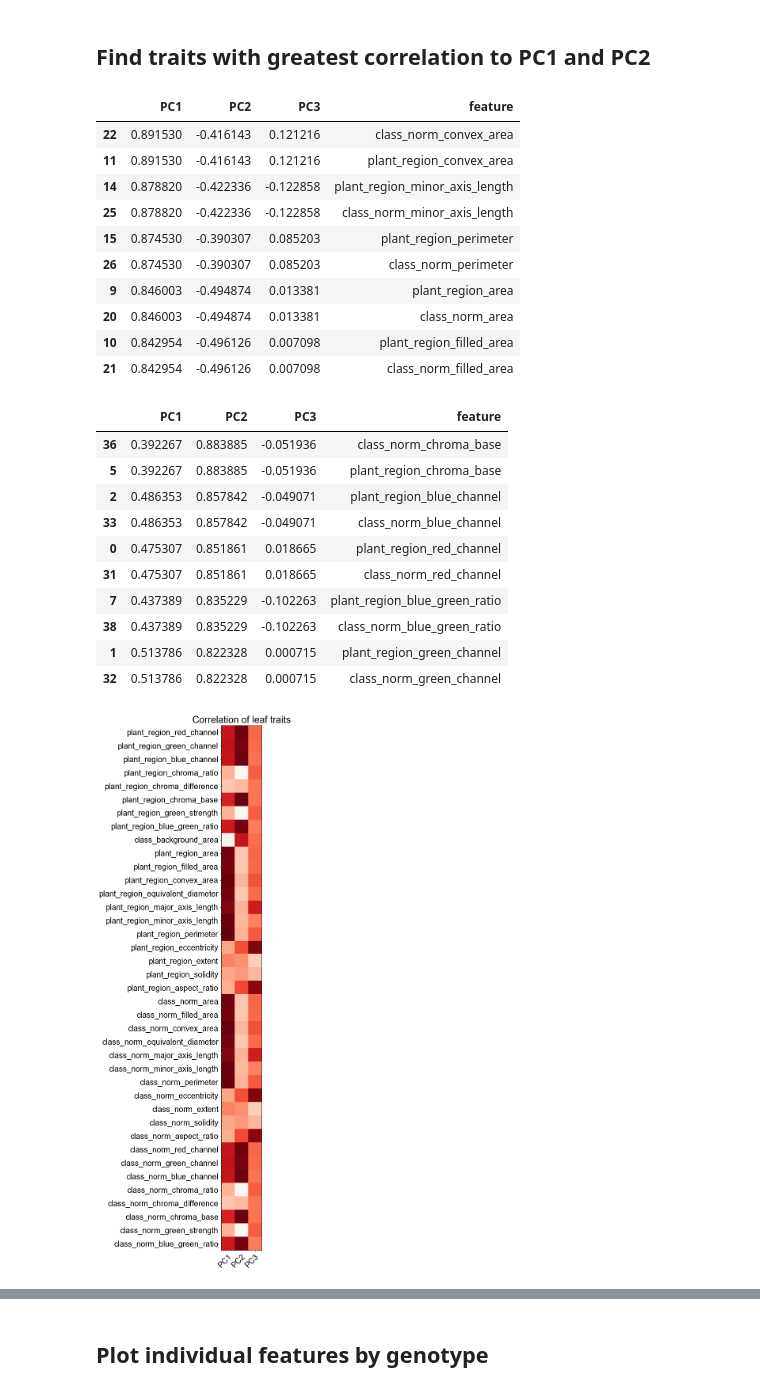
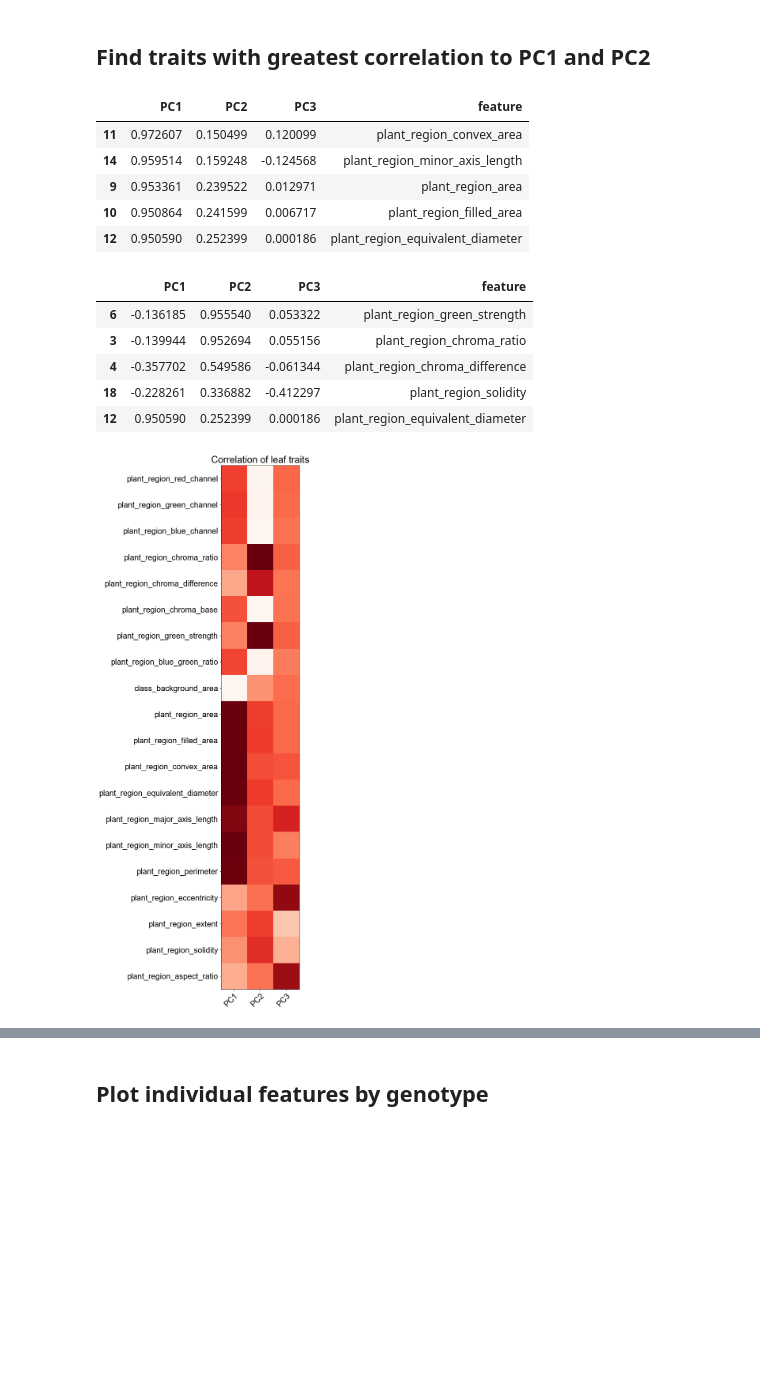
Before and after one commit to etc27/Leaf_Traits, a Jupyter notebook: Leaf_Morphology.ipynb, the cells around one changed output, grey strips where cells are left out. Drawn from its saved outputs; the diff is of its cells as text; code cells hidden in the pictures; blank space fills up the shorter version.

```diff
--- a/Leaf_Morphology.ipynb
+++ b/Leaf_Morphology.ipynb
@@ -96,3 +93,9 @@ df.drop(['total_area'],axis=1,inplace=True)
+# %%
+# Remove total_area column, which has NA falues
+df.drop(['total_area'],axis=1,inplace=True)
+
+# Remove class columns (they are duplicates of plant columns in this mode of analysis)
+df = df.iloc[:,:22]
 # %%
 df.head()
 # %% [output]
@@ -348,53 +351,43 @@ tosave['feature'] = df.columns[2:]
 tosave.head()
 tosave.to_csv(save_path+"/correlation_matrix.csv",index=True)
 # %%
-# Find most 10 correlated traits with PC1 and PC2
+# Find most 5 correlated traits with PC1 and PC2
 PC1_features = tosave.sort_values(by=['PC1'], ascending=False)
-PC1_features.iloc[:10,]
+PC1_features.iloc[:5,]
 # %% [output]
 |  | PC1 | PC2 | PC3 | feature |
-| 22 | 0.891530 | -0.416143 | 0.121216 | class_norm_convex_area |
-| 11 | 0.891530 | -0.416143 | 0.121216 | plant_region_convex_area |
-| 14 | 0.878820 | -0.422336 | -0.122858 | plant_region_minor_axis_length |
-| 25 | 0.878820 | -0.422336 | -0.122858 | class_norm_minor_axis_length |
-| 15 | 0.874530 | -0.390307 | 0.085203 | plant_region_perimeter |
-| 26 | 0.874530 | -0.390307 | 0.085203 | class_norm_perimeter |
-| 9 | 0.846003 | -0.494874 | 0.013381 | plant_region_area |
-| 20 | 0.846003 | -0.494874 | 0.013381 | class_norm_area |
-| 10 | 0.842954 | -0.496126 | 0.007098 | plant_region_filled_area |
-| 21 | 0.842954 | -0.496126 | 0.007098 | class_norm_filled_area |
+| 11 | 0.972607 | 0.150499 | 0.120099 | plant_region_convex_area |
+| 14 | 0.959514 | 0.159248 | -0.124568 | plant_region_minor_axis_length |
+| 9 | 0.953361 | 0.239522 | 0.012971 | plant_region_area |
+| 10 | 0.950864 | 0.241599 | 0.006717 | plant_region_filled_area |
+| 12 | 0.950590 | 0.252399 | 0.000186 | plant_region_equivalent_diameter |
 # %%
 PC2_features = tosave.sort_values(by=['PC2'], ascending=False)
-PC2_features.iloc[:10]
+PC2_features.iloc[:5]
 # %% [output]
 |  | PC1 | PC2 | PC3 | feature |
-| 36 | 0.392267 | 0.883885 | -0.051936 | class_norm_chroma_base |
-| 5 | 0.392267 | 0.883885 | -0.051936 | plant_region_chroma_base |
-| 2 | 0.486353 | 0.857842 | -0.049071 | plant_region_blue_channel |
-| 33 | 0.486353 | 0.857842 | -0.049071 | class_norm_blue_channel |
-| 0 | 0.475307 | 0.851861 | 0.018665 | plant_region_red_channel |
-| 31 | 0.475307 | 0.851861 | 0.018665 | class_norm_red_channel |
-| 7 | 0.437389 | 0.835229 | -0.102263 | plant_region_blue_green_ratio |
-| 38 | 0.437389 | 0.835229 | -0.102263 | class_norm_blue_green_ratio |
-| 1 | 0.513786 | 0.822328 | 0.000715 | plant_region_green_channel |
-| 32 | 0.513786 | 0.822328 | 0.000715 | class_norm_green_channel |
+| 6 | -0.136185 | 0.955540 | 0.053322 | plant_region_green_strength |
+| 3 | -0.139944 | 0.952694 | 0.055156 | plant_region_chroma_ratio |
+| 4 | -0.357702 | 0.549586 | -0.061344 | plant_region_chroma_difference |
+| 18 | -0.228261 | 0.336882 | -0.412297 | plant_region_solidity |
+| 12 | 0.950590 | 0.252399 | 0.000186 | plant_region_equivalent_diameter |
 # %%
-fig = plt.figure(figsize = (20,20))
+fig = plt.figure(figsize = (15,20))
 ax = fig.add_subplot(111)
 ax.imshow(corrmat, cmap=cm.Reds)
 #Label axes
 ax.set_xticks(np.arange(corrmat.shape[1]))
 ax.set_yticks(np.arange(corrmat.shape[0]))
 ax.set_xticklabels(finalDf.columns[:3])
 ax.set_yticklabels(df.columns[2:])
 plt.setp(ax.get_xticklabels(), rotation=45, ha="right",
          rotation_mode="anchor")
 ax.set_title("Correlation of leaf traits")
 fig.tight_layout()
 plt.savefig(save_path+"/Correlation_Heatmap_Vertical.png", bbox_inches='tight')
 plt.savefig(save_path+"/Correlation_Heatmap_Vertical.pdf", bbox_inches='tight')
 # %% [output]
-[figure, old version]
+[figure, new version]
 # %%
 fig = plt.figure(figsize = (20,20))
 ax = fig.add_subplot(111)
```
Also changed, not shown: parts of 27 cells of this notebook.
